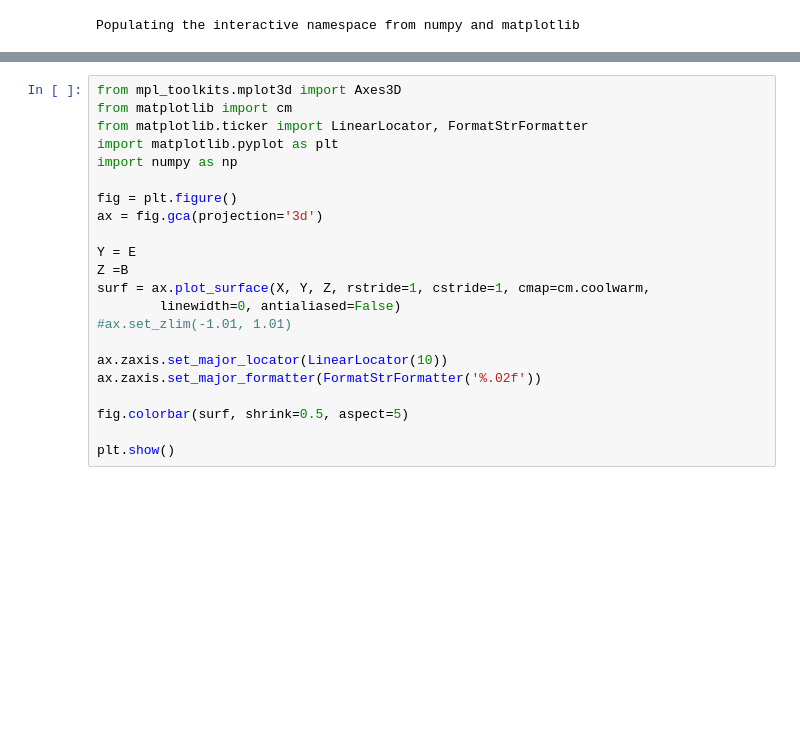
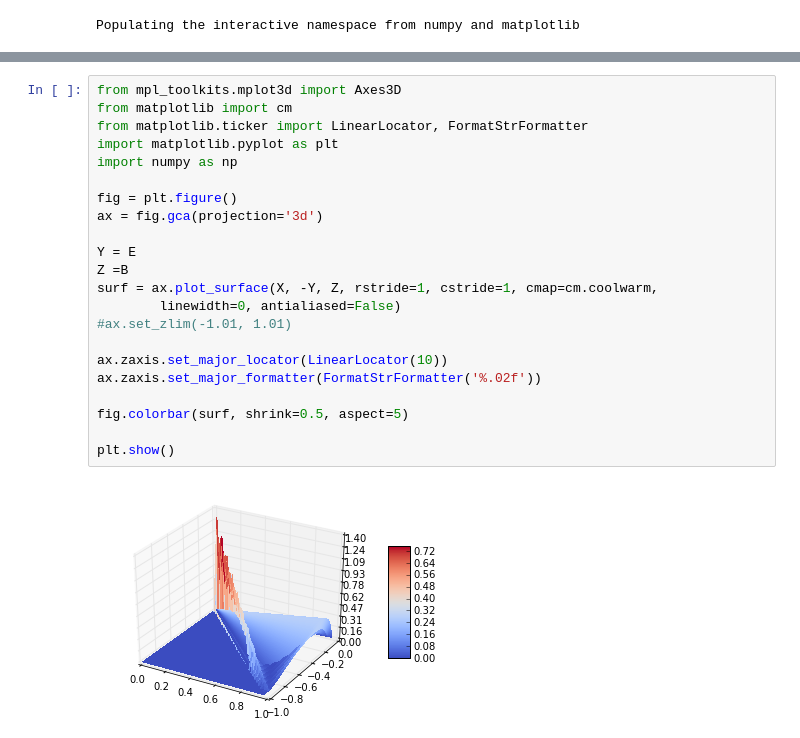
Before and after one commit to daniel-lozano/Thesis, a Jupyter notebook: 3D .ipynb, the cells around one changed output, grey strips where cells are left out. Saved outputs shown, nothing was run; the diff lists cells and outputs as text; blank space fills up the shorter version.

```diff
--- a/3D .ipynb
+++ b/3D .ipynb
@@ -72,25 +76,27 @@ plt.show()
 # %%
 from mpl_toolkits.mplot3d import Axes3D
 from matplotlib import cm
 from matplotlib.ticker import LinearLocator, FormatStrFormatter
 import matplotlib.pyplot as plt
 import numpy as np
 
 fig = plt.figure()
 ax = fig.gca(projection='3d')
 
 Y = E
 Z =B
-surf = ax.plot_surface(X, Y, Z, rstride=1, cstride=1, cmap=cm.coolwarm,
+surf = ax.plot_surface(X, -Y, Z, rstride=1, cstride=1, cmap=cm.coolwarm,
         linewidth=0, antialiased=False)
 #ax.set_zlim(-1.01, 1.01)
 
 ax.zaxis.set_major_locator(LinearLocator(10))
 ax.zaxis.set_major_formatter(FormatStrFormatter('%.02f'))
 
 fig.colorbar(surf, shrink=0.5, aspect=5)
 
 plt.show()
+# %% [output]
+[figure, added]
 # %%
 from mpl_toolkits.mplot3d import axes3d
 import matplotlib.pyplot as plt
```
Also changed, not shown: parts of 3 cells of this notebook.
